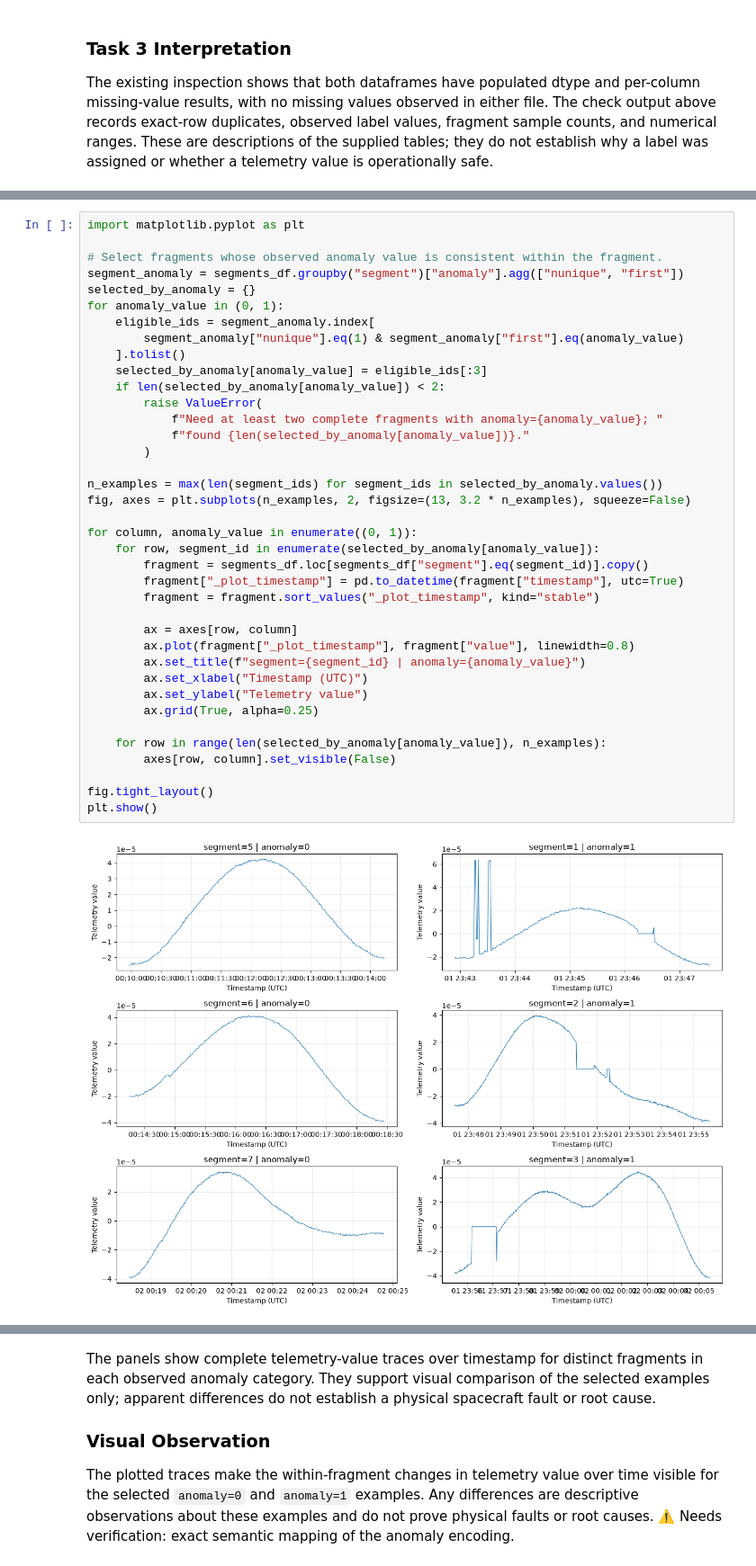
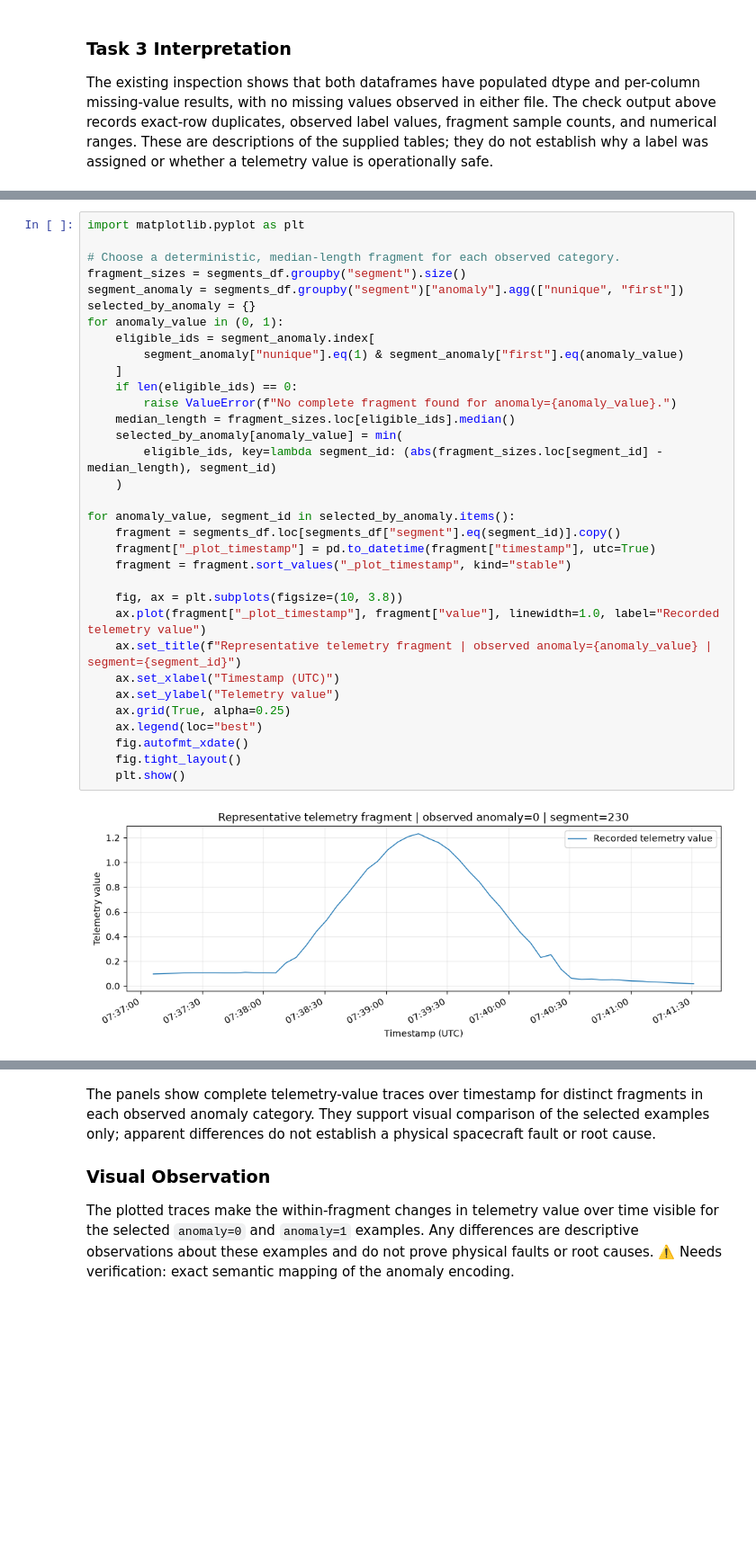
Before and after one commit to varshaangadi/explainable-satellite-telemetry-anomaly-detection, a Jupyter notebook: notebooks/01_dataset_inspection.ipynb, the cells around one changed output, grey strips where cells are left out. Shown at 90% size. Cells and saved outputs as stored; diff of their text form; blank space fills up the shorter version.

```diff
--- a/notebooks/01_dataset_inspection.ipynb
+++ b/notebooks/01_dataset_inspection.ipynb
@@ -320,40 +320,35 @@ The cell below uses the already-loaded `segments_df` to plot up to three complet
 # %%
 import matplotlib.pyplot as plt
 
-# Select fragments whose observed anomaly value is consistent within the fragment.
+# Choose a deterministic, median-length fragment for each observed category.
+fragment_sizes = segments_df.groupby("segment").size()
 segment_anomaly = segments_df.groupby("segment")["anomaly"].agg(["nunique", "first"])
 selected_by_anomaly = {}
 for anomaly_value in (0, 1):
     eligible_ids = segment_anomaly.index[
         segment_anomaly["nunique"].eq(1) & segment_anomaly["first"].eq(anomaly_value)
-    ].tolist()
-    selected_by_anomaly[anomaly_value] = eligible_ids[:3]
-    if len(selected_by_anomaly[anomaly_value]) < 2:
-        raise ValueError(
-            f"Need at least two complete fragments with anomaly={anomaly_value}; "
-            f"found {len(selected_by_anomaly[anomaly_value])}."
-        )
+    ]
+    if len(eligible_ids) == 0:
+        raise ValueError(f"No complete fragment found for anomaly={anomaly_value}.")
+    median_length = fragment_sizes.loc[eligible_ids].median()
+    selected_by_anomaly[anomaly_value] = min(
+        eligible_ids, key=lambda segment_id: (abs(fragment_sizes.loc[segment_id] - median_length), segment_id)
+    )
 
-n_examples = max(len(segment_ids) for segment_ids in selected_by_anomaly.values())
-fig, axes = plt.subplots(n_examples, 2, figsize=(13, 3.2 * n_examples), squeeze=False)
+for anomaly_value, segment_id in selected_by_anomaly.items():
+    fragment = segments_df.loc[segments_df["segment"].eq(segment_id)].copy()
+    fragment["_plot_timestamp"] = pd.to_datetime(fragment["timestamp"], utc=True)
+    fragment = fragment.sort_values("_plot_timestamp", kind="stable")
 
-for column, anomaly_value in enumerate((0, 1)):
-    for row, segment_id in enumerate(selected_by_anomaly[anomaly_value]):
-        fragment = segments_df.loc[segments_df["segment"].eq(segment_id)].copy()
-        fragment["_plot_timestamp"] = pd.to_datetime(fragment["timestamp"], utc=True)
-        fragment = fragment.sort_values("_plot_timestamp", kind="stable")
-
-        ax = axes[row, column]
-        ax.plot(fragment["_plot_timestamp"], fragment["value"], linewidth=0.8)
-        ax.set_title(f"segment={segment_id} | anomaly={anomaly_value}")
-        ax.set_xlabel("Timestamp (UTC)")
-        ax.set_ylabel("Telemetry value")
-        ax.grid(True, alpha=0.25)
-
-    for row in range(len(selected_by_anomaly[anomaly_value]), n_examples):
-        axes[row, column].set_visible(False)
-
-fig.tight_layout()
-plt.show()
+    fig, ax = plt.subplots(figsize=(10, 3.8))
+    ax.plot(fragment["_plot_timestamp"], fragment["value"], linewidth=1.0, label="Recorded telemetry value")
+    ax.set_title(f"Representative telemetry fragment | observed anomaly={anomaly_value} | segment={segment_id}")
+    ax.set_xlabel("Timestamp (UTC)")
+    ax.set_ylabel("Telemetry value")
+    ax.grid(True, alpha=0.25)
+    ax.legend(loc="best")
+    fig.autofmt_xdate()
+    fig.tight_layout()
+    plt.show()
 # %% [output]
-[figure, old version]
+[figure, new version]
```
Also changed, not shown: parts of 5 cells of this notebook, 3 other files.
